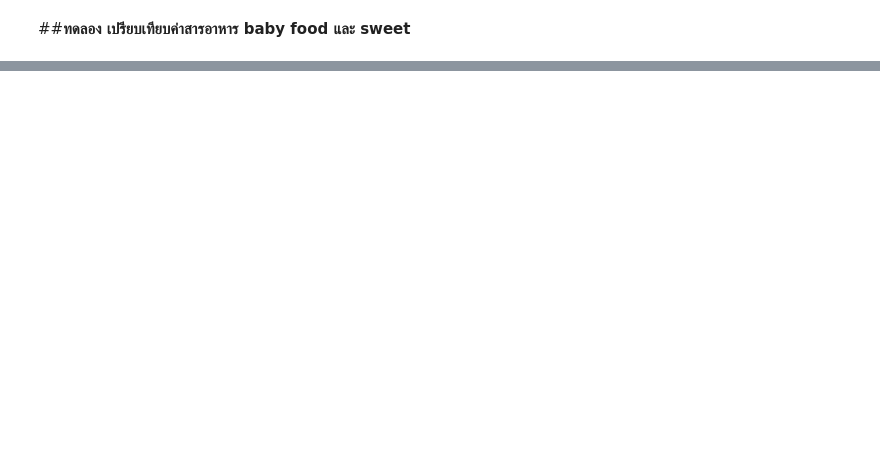
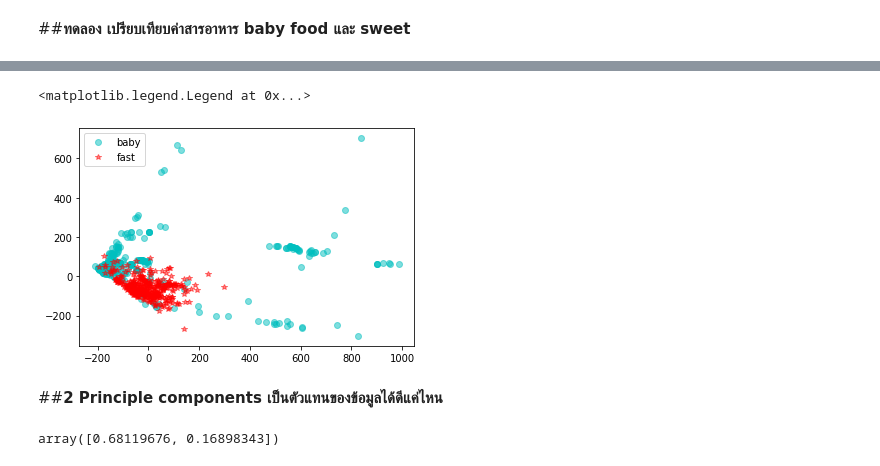
Before and after one commit to gameaphiwat/Multivariate, a Jupyter notebook: Chapter3_PCA.ipynb, the cells around one changed output, grey strips where cells are left out. Drawn from its saved outputs; the diff is of its cells as text; code cells hidden in the pictures; blank space fills up the shorter version.

```diff
--- a/Chapter3_PCA.ipynb
+++ b/Chapter3_PCA.ipynb
@@ -714,0 +744,13 @@ ValueError: ignored
+# %%
+plt.plot(baby_pca[:,0],baby_pca[:,1],'oc',alpha=0.5,label='baby')
+plt.plot(fast_pca[:,0],fast_pca[:,1],'*r',alpha=0.5,label='fast')
+plt.legend()
+# %% [output]
+<matplotlib.legend.Legend at 0x...>
+[figure, added]
+# %% [markdown]
+##**2 Principle components เป็นตัวแทนของข้อมูลได้ดีแค่ไหน**
+# %%
+pca.explained_variance_ratio_
+# %% [output]
+array([0.68119676, 0.16898343])
```
Also changed, not shown: parts of 17 cells of this notebook.
